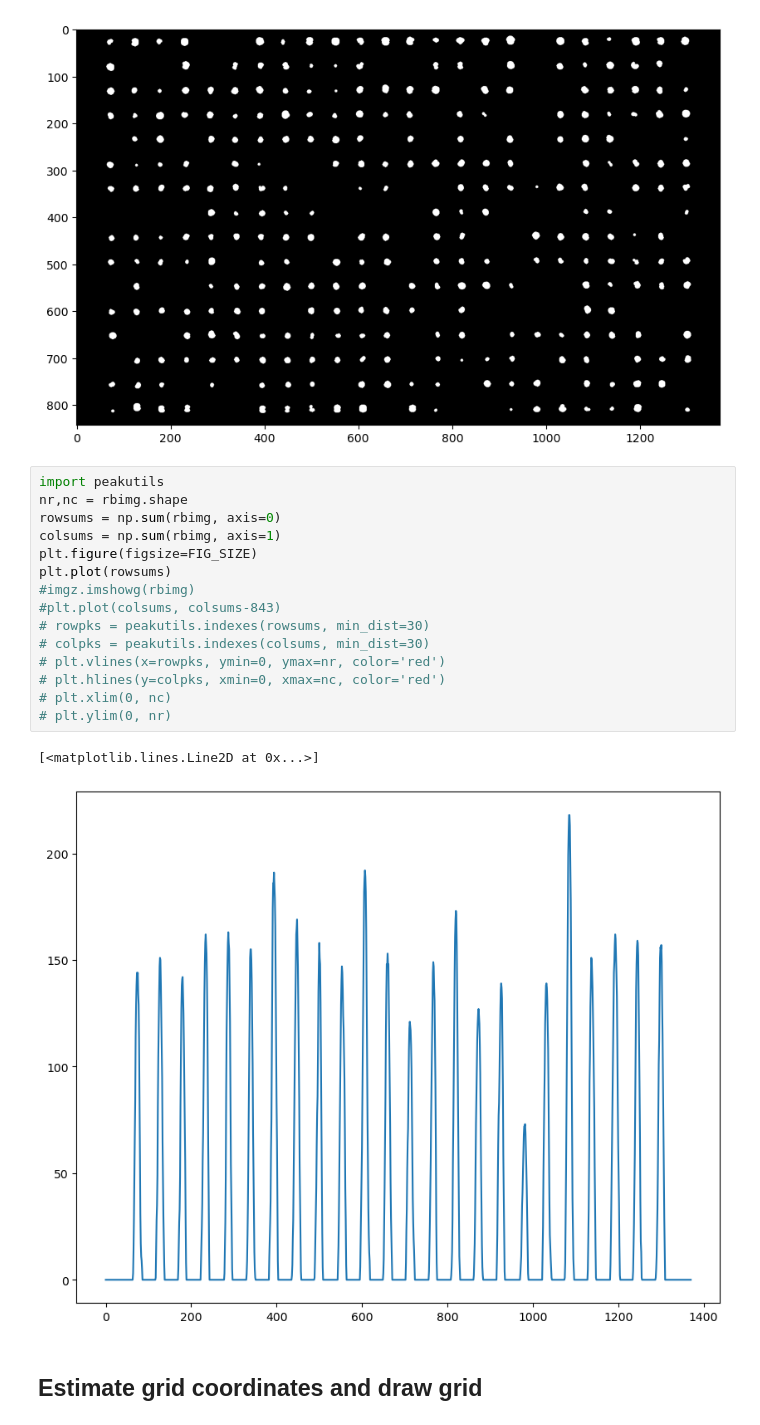
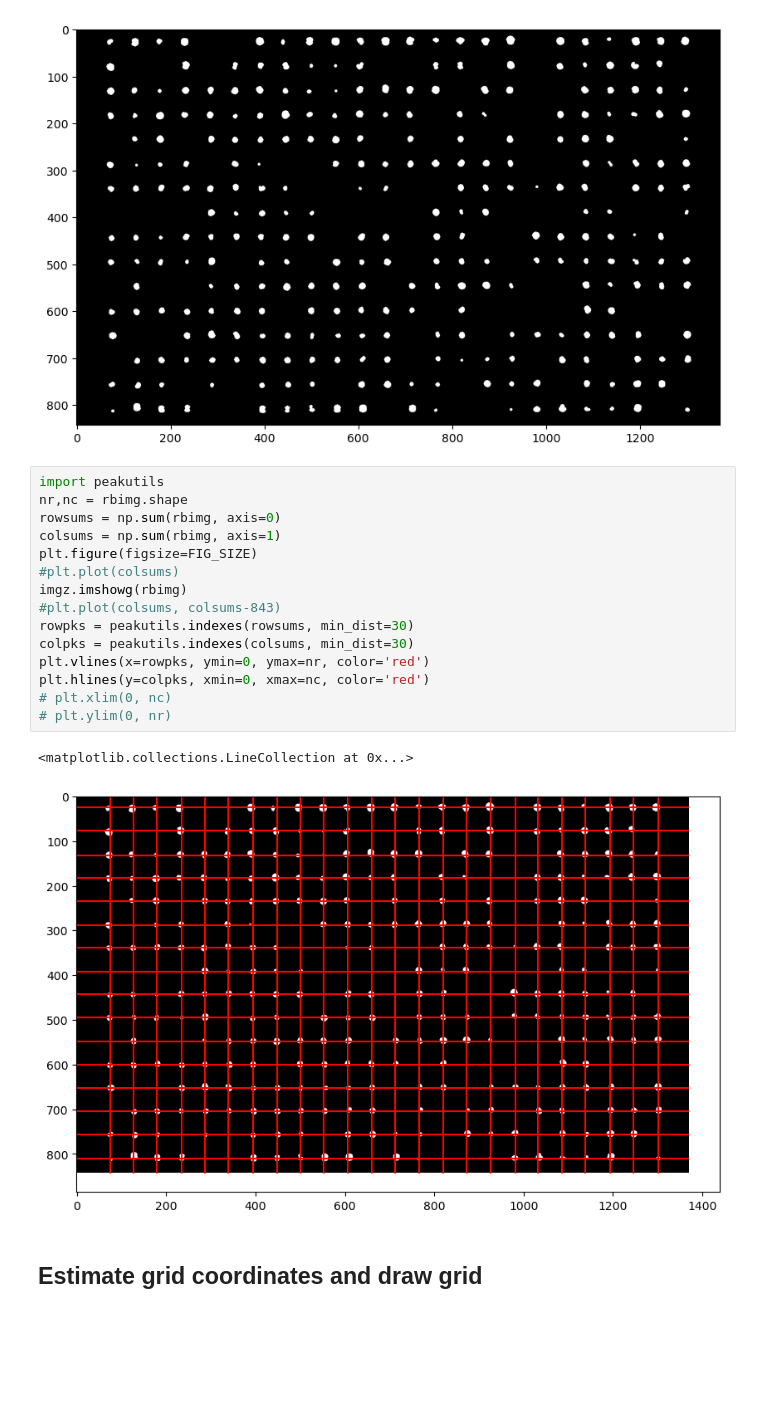
Before and after one commit to pmagwene/spotz, a Jupyter notebook: spotz-simplified-template.ipynb, the cells around one changed output. Saved outputs shown, nothing was run; the diff lists cells and outputs as text; blank space fills up the shorter version.

```diff
--- a/spotz-simplified-template.ipynb
+++ b/spotz-simplified-template.ipynb
@@ -71,21 +71,21 @@ pass
 # %%
 import peakutils
 nr,nc = rbimg.shape
 rowsums = np.sum(rbimg, axis=0)
 colsums = np.sum(rbimg, axis=1)
 plt.figure(figsize=FIG_SIZE)
-plt.plot(rowsums)
-#imgz.imshowg(rbimg)
+#plt.plot(colsums)
+imgz.imshowg(rbimg)
 #plt.plot(colsums, colsums-843)
-# rowpks = peakutils.indexes(rowsums, min_dist=30)
-# colpks = peakutils.indexes(colsums, min_dist=30)
-# plt.vlines(x=rowpks, ymin=0, ymax=nr, color='red')
-# plt.hlines(y=colpks, xmin=0, xmax=nc, color='red')
+rowpks = peakutils.indexes(rowsums, min_dist=30)
+colpks = peakutils.indexes(colsums, min_dist=30)
+plt.vlines(x=rowpks, ymin=0, ymax=nr, color='red')
+plt.hlines(y=colpks, xmin=0, xmax=nc, color='red')
 # plt.xlim(0, nc)
 # plt.ylim(0, nr)
 # %% [output]
-[<matplotlib.lines.Line2D at 0x...>]
+<matplotlib.collections.LineCollection at 0x...>
-[figure, old version]
+[figure, new version]
 # %% [markdown]
 ## Estimate grid coordinates and draw grid
 # %%
```
Also changed, not shown: parts of 5 cells of this notebook, 1 other file.
